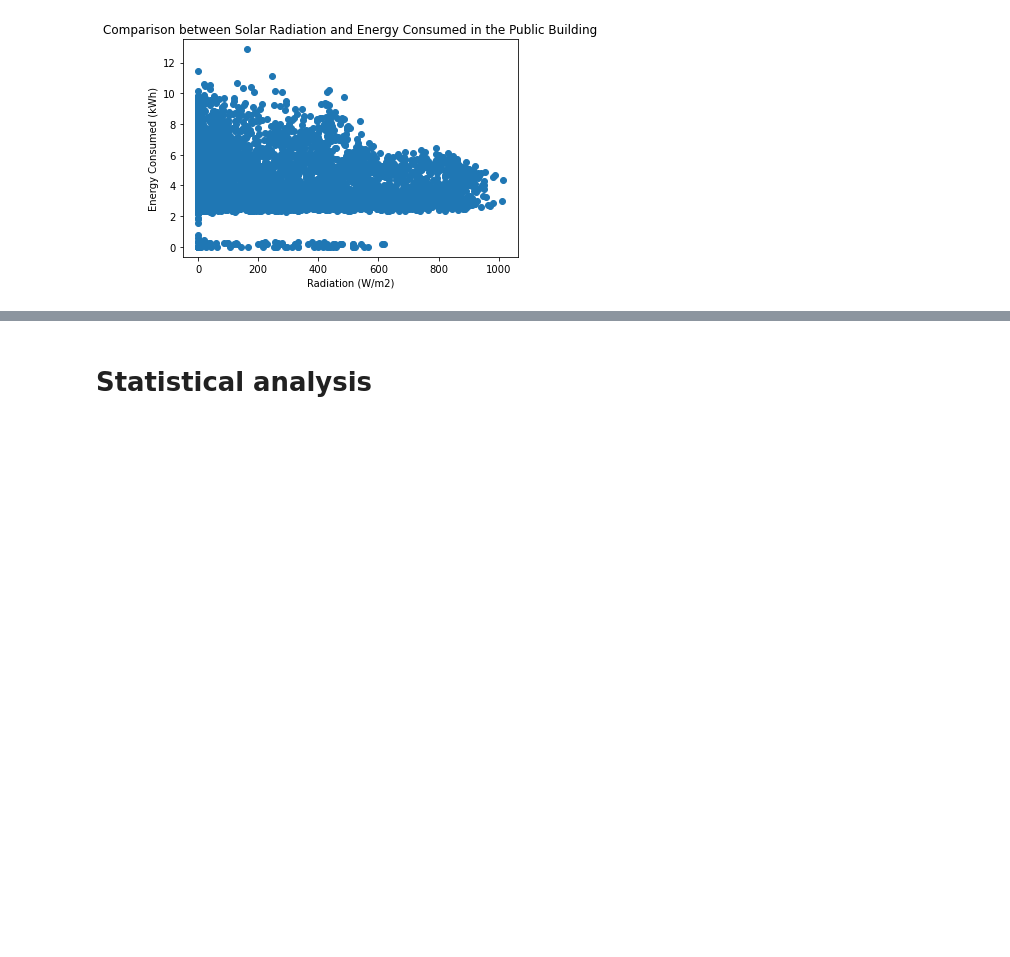
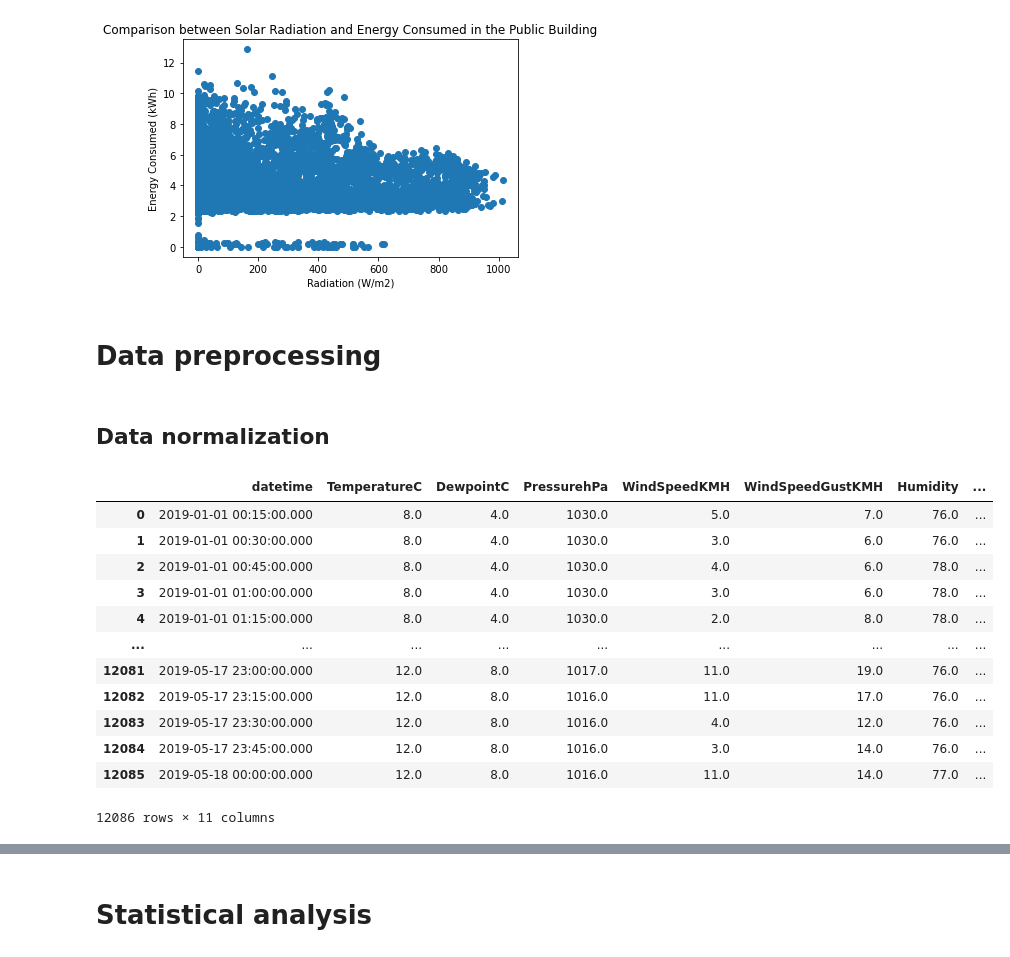
Before and after one commit to franciscomonteiro85/faa-energy-prediction, a Jupyter notebook: Energy Prediction.ipynb, the cells around one changed output, grey strips where cells are left out. Drawn from its saved outputs; the diff is of its cells as text; code cells hidden in the pictures; blank space fills up the shorter version.

```diff
--- a/Energy Prediction.ipynb
+++ b/Energy Prediction.ipynb
@@ -163,3 +171,26 @@ plt.title('Comparison between Solar Radiation and Energy Consumed in the Public
 plt.show()
 # %% [output]
 [figure]
+# %% [markdown]
+# Data preprocessing
+# %% [markdown]
+## Data normalization
+# %%
+df_merged = pd.concat([df_weather, df_energy], axis=1)
+df_merged.dropna(axis=0, inplace=True)
+df_merged.reset_index(drop=True, inplace=True)
+df_merged
+# %% [output]
+|  | datetime | TemperatureC | DewpointC | PressurehPa | WindSpeedKMH | WindSpeedGustKMH | Humidity | ... |
+| 0 | 2019-01-01 00:15:00.000 | 8.0 | 4.0 | 1030.0 | 5.0 | 7.0 | 76.0 | ... |
+| 1 | 2019-01-01 00:30:00.000 | 8.0 | 4.0 | 1030.0 | 3.0 | 6.0 | 76.0 | ... |
+| 2 | 2019-01-01 00:45:00.000 | 8.0 | 4.0 | 1030.0 | 4.0 | 6.0 | 78.0 | ... |
+| 3 | 2019-01-01 01:00:00.000 | 8.0 | 4.0 | 1030.0 | 3.0 | 6.0 | 78.0 | ... |
+| 4 | 2019-01-01 01:15:00.000 | 8.0 | 4.0 | 1030.0 | 2.0 | 8.0 | 78.0 | ... |
+| ... | ... | ... | ... | ... | ... | ... | ... | ... |
+| 12081 | 2019-05-17 23:00:00.000 | 12.0 | 8.0 | 1017.0 | 11.0 | 19.0 | 76.0 | ... |
+| 12082 | 2019-05-17 23:15:00.000 | 12.0 | 8.0 | 1016.0 | 11.0 | 17.0 | 76.0 | ... |
+| 12083 | 2019-05-17 23:30:00.000 | 12.0 | 8.0 | 1016.0 | 4.0 | 12.0 | 76.0 | ... |
+| 12084 | 2019-05-17 23:45:00.000 | 12.0 | 8.0 | 1016.0 | 3.0 | 14.0 | 76.0 | ... |
+| 12085 | 2019-05-18 00:00:00.000 | 12.0 | 8.0 | 1016.0 | 11.0 | 14.0 | 77.0 | ... |
+12086 rows × 11 columns
```
Also changed, not shown: parts of 32 cells of this notebook.
